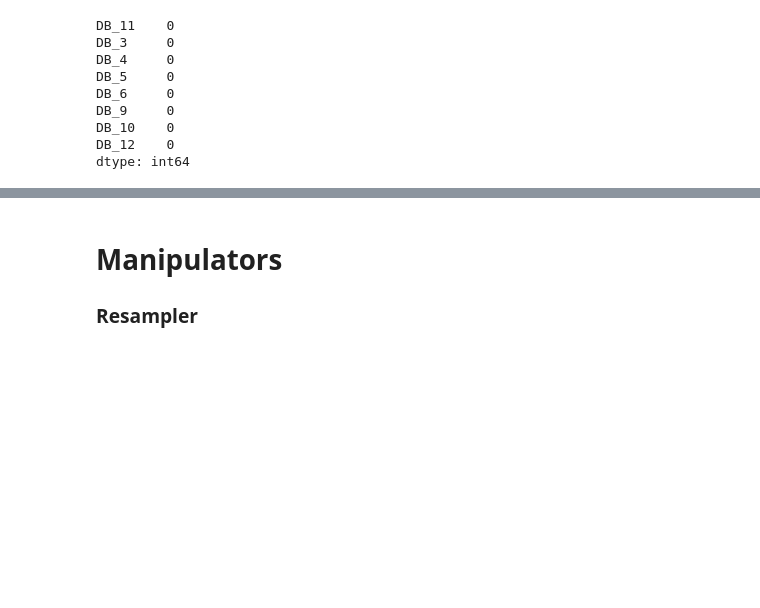
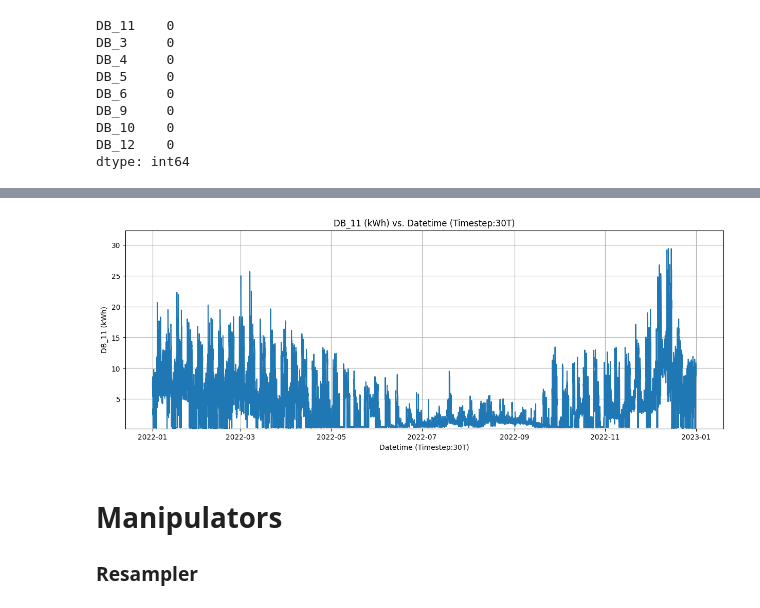
Before and after one commit to empowering-energy-solutions-ltd/e2sviz, a Jupyter notebook: notebooks/testing_notebook.ipynb, the cells around one changed output, grey strips where cells are left out. Drawn from its saved outputs; the diff is of its cells as text; code cells hidden in the pictures; blank space fills up the shorter version.

Commit message:
Task: adding example of ColumnSpecificData

```diff
--- a/notebooks/testing_notebook.ipynb
+++ b/notebooks/testing_notebook.ipynb
@@ -68,6 +68,7 @@ test_list = [dp.OutlierRemover().data_cleaner, dp.FillMissingData().data_cleaner
 test = sdp.DataPrep(bender_submeters,
                     dp.check_dataset,
                     test_list)
+testing_submeters = test._data
 # %% [output]
 |  | DB_11 | DB_3 | DB_4 | DB_5 | DB_6 | DB_9 | DB_10 | DB_12 |
 | Count | 17520.000000 | 17520.000000 | 17520.000000 | 17520.000000 | 17520.000000 | 17520.000000 | 17520.000000 | 17520.000000 |
@@ -168,0 +157,2 @@ db_11.plot_all()
+# %%
+column_lists = sdp.generate_column_classes(testing_submeters, example_data_dict)
@@ -169,3 +179,7 @@ db_11.plot_all()
+# %%
+column_lists[0].plot_all()
+# %% [output]
+[figure, added]
 # %% [markdown]
 # Manipulators
 
```
Also changed, not shown: parts of 6 cells of this notebook, 2 other files.
